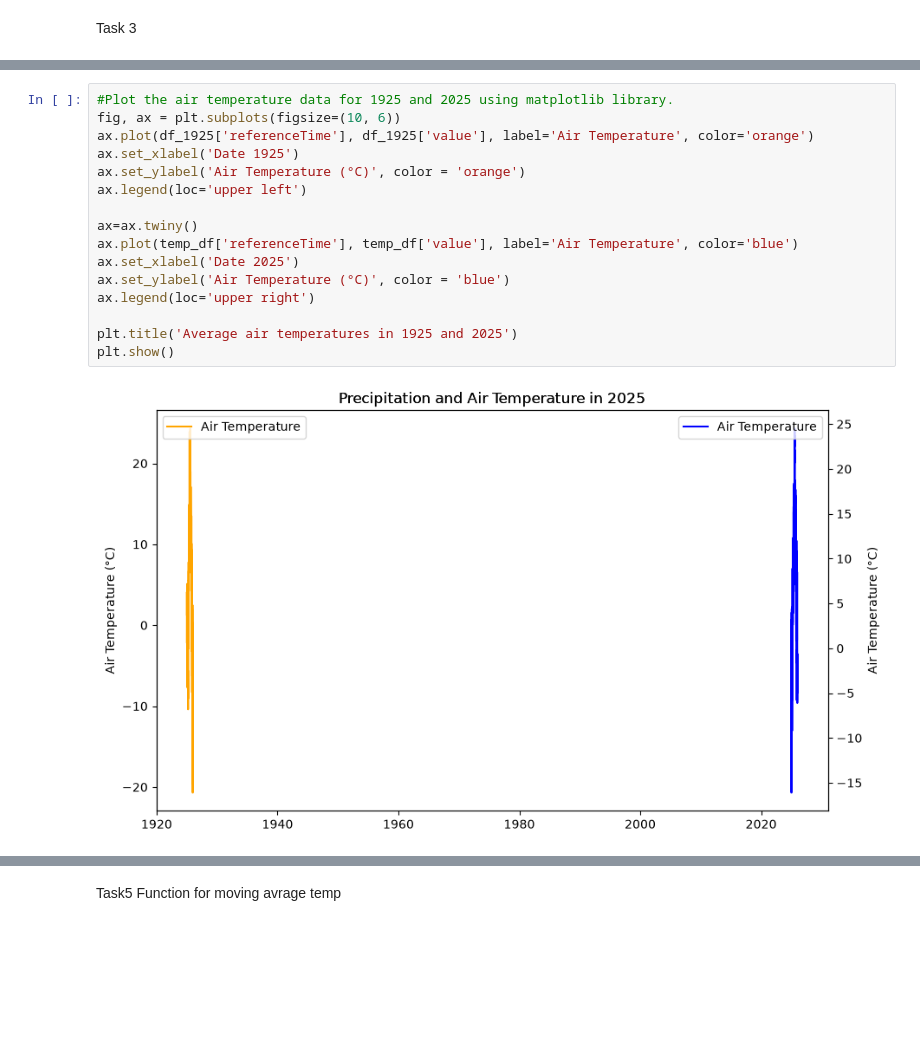
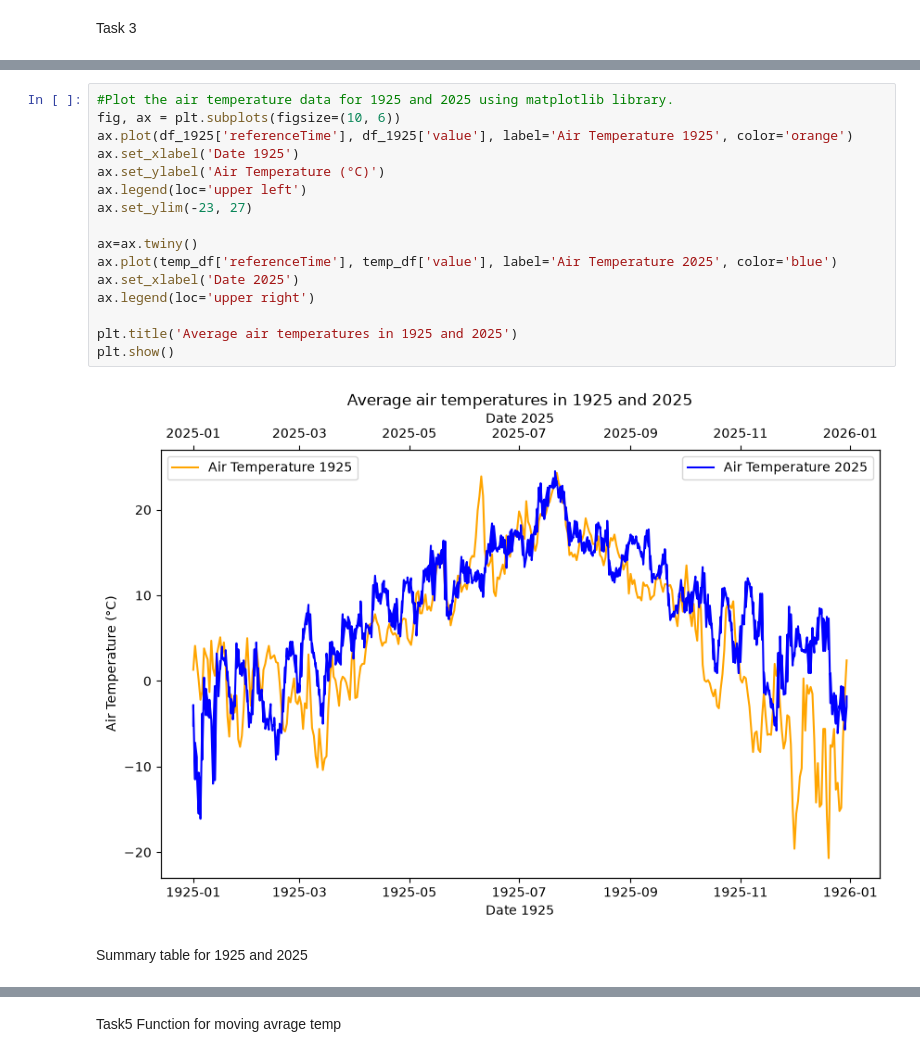
Before and after one commit to adriannv22/Inf201_deliverabal1, a Jupyter notebook: inf201_deliverabel_1.ipynb, the cells around one changed output, grey strips where cells are left out. Saved outputs shown, nothing was run; the diff lists cells and outputs as text; blank space fills up the shorter version.

Commit message:
Editing plot in task 3 and some other things

```diff
--- a/inf201_deliverabel_1.ipynb
+++ b/inf201_deliverabel_1.ipynb
@@ -178,18 +178,20 @@ Data retrieved from frost.met.no!
 # %%
 #Plot the air temperature data for 1925 and 2025 using matplotlib library.
 fig, ax = plt.subplots(figsize=(10, 6))
-ax.plot(df_1925['referenceTime'], df_1925['value'], label='Air Temperature', color='orange')
+ax.plot(df_1925['referenceTime'], df_1925['value'], label='Air Temperature 1925', color='orange')
 ax.set_xlabel('Date 1925')
-ax.set_ylabel('Air Temperature (°C)', color = 'orange')
+ax.set_ylabel('Air Temperature (°C)')
 ax.legend(loc='upper left')
+ax.set_ylim(-23, 27)
 
 ax=ax.twiny()
-ax.plot(temp_df['referenceTime'], temp_df['value'], label='Air Temperature', color='blue')
+ax.plot(temp_df['referenceTime'], temp_df['value'], label='Air Temperature 2025', color='blue')
 ax.set_xlabel('Date 2025')
-ax.set_ylabel('Air Temperature (°C)', color = 'blue')
 ax.legend(loc='upper right')
 
 plt.title('Average air temperatures in 1925 and 2025')
 plt.show()
 # %% [output]
-[figure, old version]
+[figure, new version]
+# %% [markdown]
+Summary table for 1925 and 2025
```
Also changed, not shown: parts of 2 cells of this notebook.
